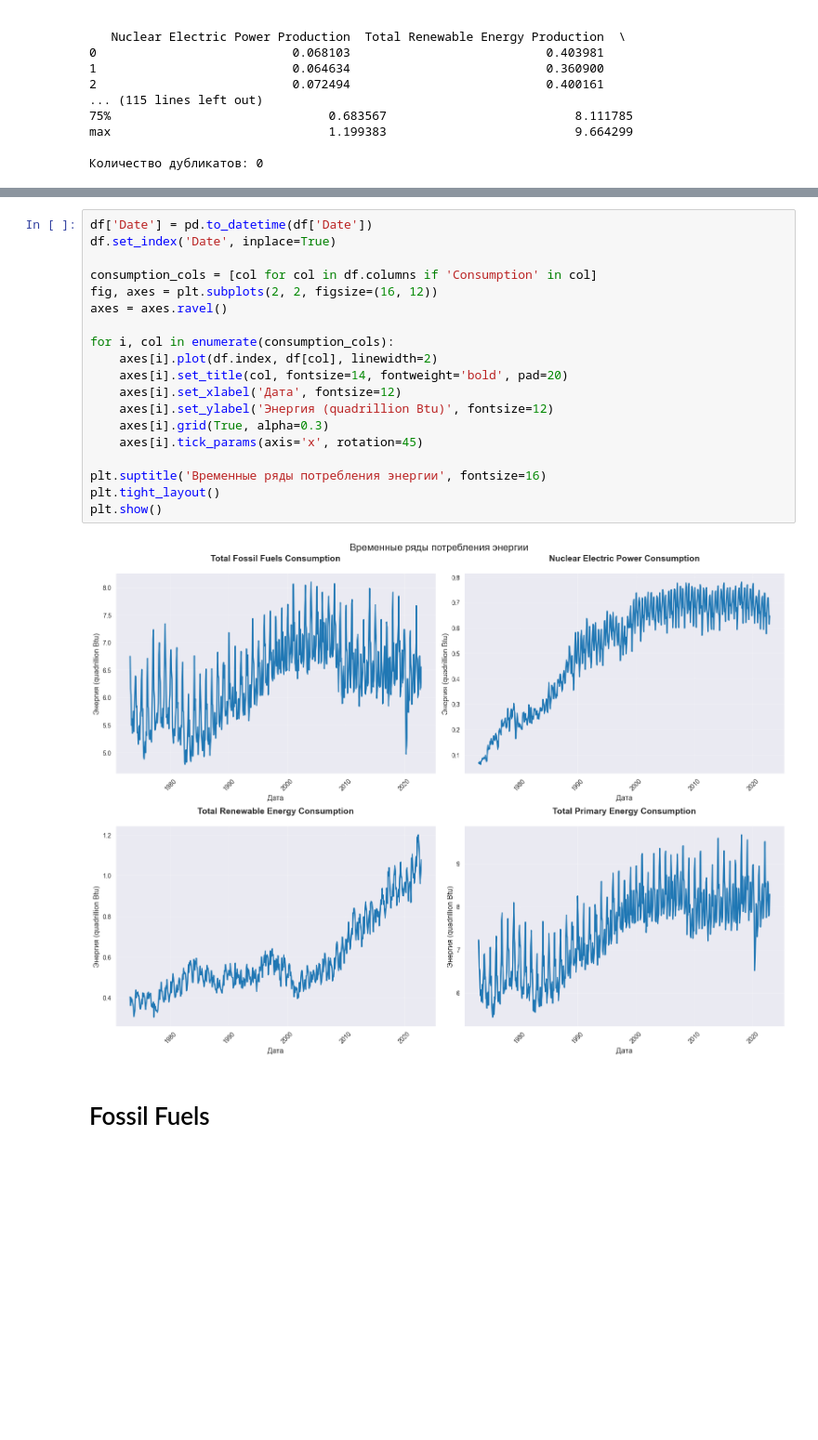
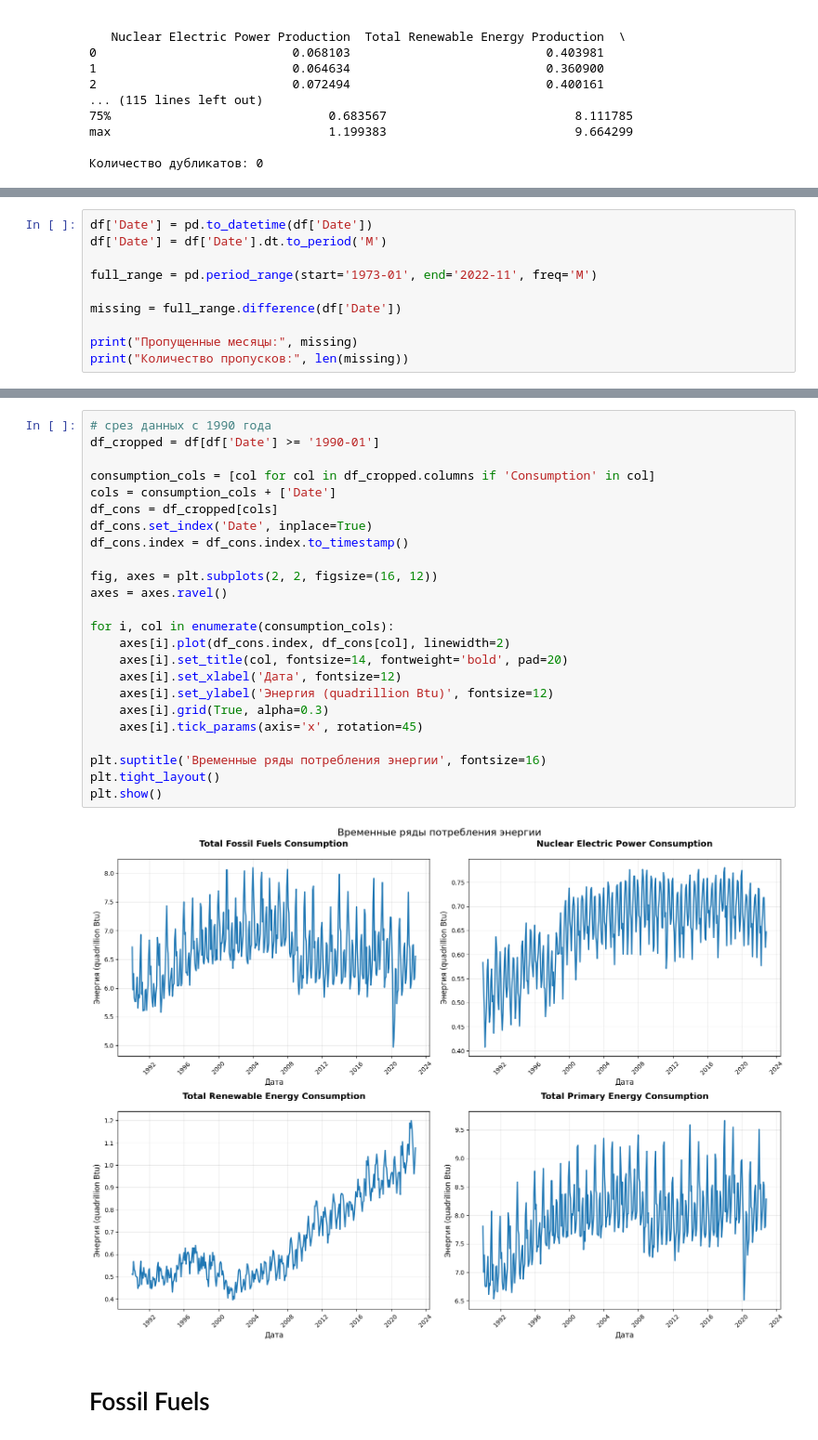
Before and after one commit to SavinskiVladimir/IntelliganceSystems, a Jupyter notebook: time_series/consumption.ipynb, the cells around one changed output, grey strips where cells are left out. Shown at 93% size. Cells and saved outputs as stored; diff of their text form; blank space fills up the shorter version.

```diff
--- a/time_series/consumption.ipynb
+++ b/time_series/consumption.ipynb
@@ -49,0 +52,10 @@ max                              1.199383                          9.664299
+# %%
+df['Date'] = pd.to_datetime(df['Date'])
+df['Date'] = df['Date'].dt.to_period('M')
+
+full_range = pd.period_range(start='1973-01', end='2022-11', freq='M')
+
+missing = full_range.difference(df['Date'])
+
+print("Пропущенные месяцы:", missing)
+print("Количество пропусков:", len(missing))
@@ -50,24 +65,29 @@ max                              1.199383                          9.664299
 # %%
-df['Date'] = pd.to_datetime(df['Date'])
-df.set_index('Date', inplace=True)
+# срез данных с 1990 года
+df_cropped = df[df['Date'] >= '1990-01']
 
-consumption_cols = [col for col in df.columns if 'Consumption' in col]
+consumption_cols = [col for col in df_cropped.columns if 'Consumption' in col]
+cols = consumption_cols + ['Date']
+df_cons = df_cropped[cols]
+df_cons.set_index('Date', inplace=True)
+df_cons.index = df_cons.index.to_timestamp()
+
 fig, axes = plt.subplots(2, 2, figsize=(16, 12))
 axes = axes.ravel()
 
 for i, col in enumerate(consumption_cols):
-    axes[i].plot(df.index, df[col], linewidth=2)
+    axes[i].plot(df_cons.index, df_cons[col], linewidth=2)
     axes[i].set_title(col, fontsize=14, fontweight='bold', pad=20)
     axes[i].set_xlabel('Дата', fontsize=12)
     axes[i].set_ylabel('Энергия (quadrillion Btu)', fontsize=12)
     axes[i].grid(True, alpha=0.3)
     axes[i].tick_params(axis='x', rotation=45)
 
 plt.suptitle('Временные ряды потребления энергии', fontsize=16)
 plt.tight_layout()
 plt.show()
 # %% [output]
-[figure, old version]
+[figure, new version]
 # %% [markdown]
 # Fossil Fuels
 # %%
```
Also changed, not shown: parts of 18 cells of this notebook.
